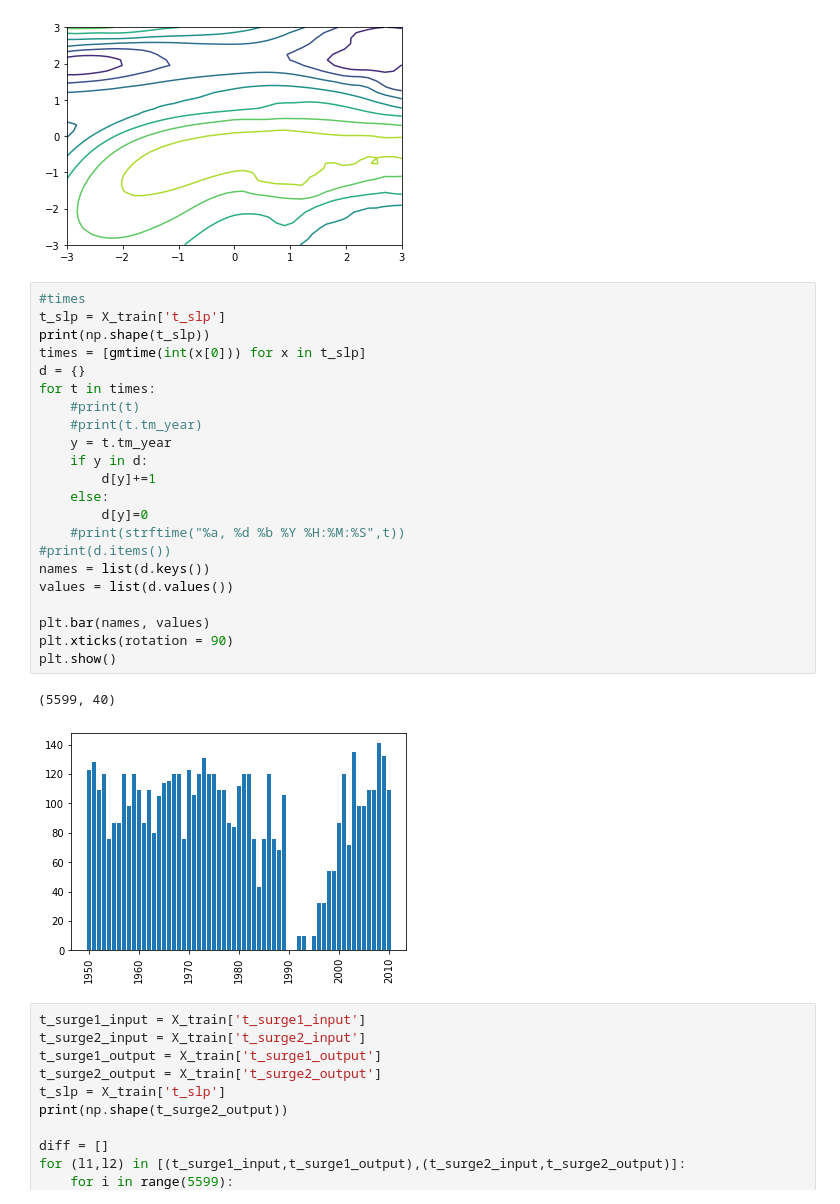
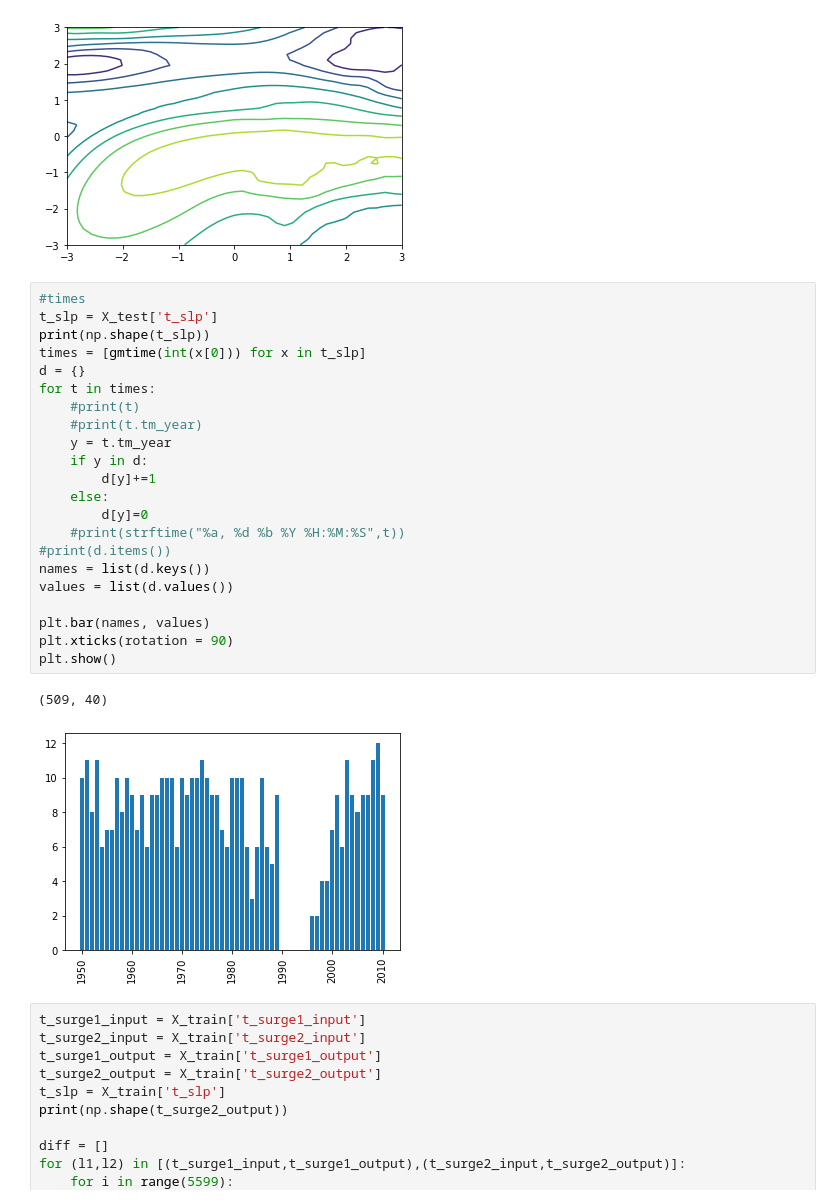
Before and after one commit to DamienLesens/ProjetFML, a Jupyter notebook: data_visu.ipynb, the cells around one changed output. Cells and saved outputs as stored; diff of their text form.

```diff
--- a/data_visu.ipynb
+++ b/data_visu.ipynb
@@ -31,29 +31,29 @@ cp = ax.contour(X, Y, Z)
 [figure]
 # %%
 #times
-t_slp = X_train['t_slp']
+t_slp = X_test['t_slp']
 print(np.shape(t_slp))
 times = [gmtime(int(x[0])) for x in t_slp]
 d = {}
 for t in times:
     #print(t)
     #print(t.tm_year)
     y = t.tm_year
     if y in d:
         d[y]+=1
     else:
         d[y]=0
     #print(strftime("%a, %d %b %Y %H:%M:%S",t))
 #print(d.items())
 names = list(d.keys())
 values = list(d.values())
 
 plt.bar(names, values)
 plt.xticks(rotation = 90)
 plt.show()
 # %% [output]
-(5599, 40)
+(509, 40)
-[figure, old version]
+[figure, new version]
 # %%
 t_surge1_input = X_train['t_surge1_input']
 t_surge2_input = X_train['t_surge2_input']
```
Also changed, not shown: 3 other files.
